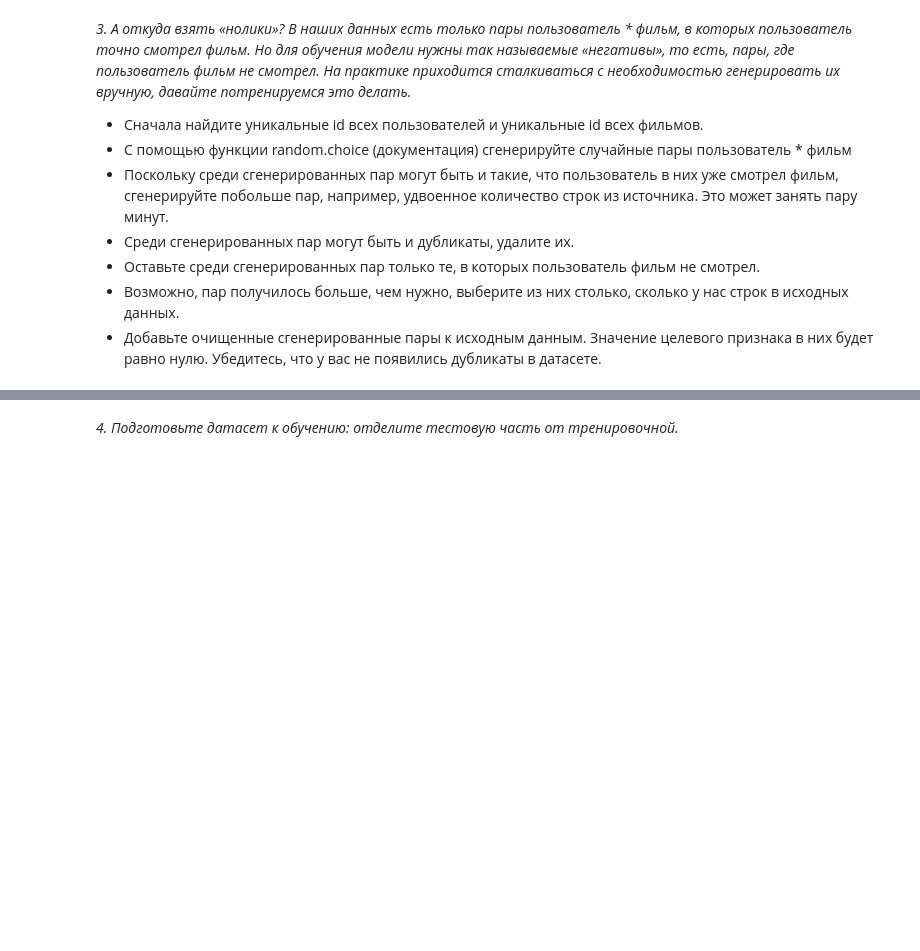
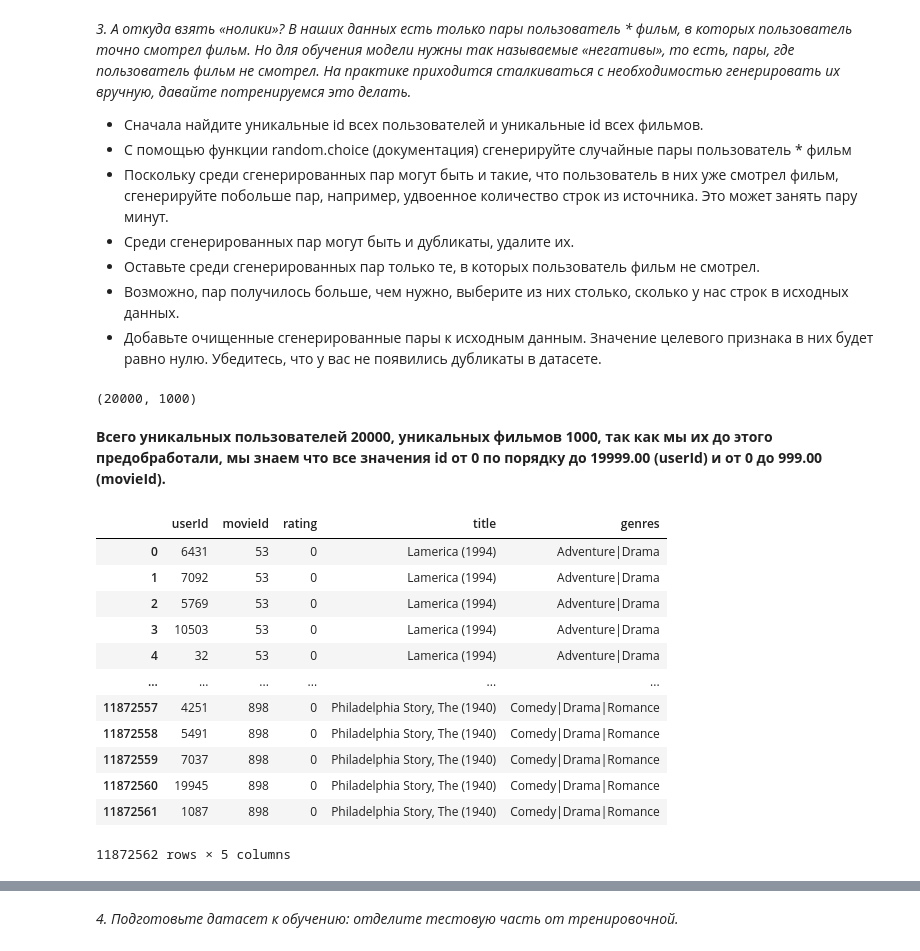
Before and after one commit to W1llAnn/1tdata-homework, a Jupyter notebook: 2.7 - homework.ipynb, the cells around one changed output, grey strips where cells are left out. Saved outputs shown, nothing was run; the diff lists cells and outputs as text; code cells hidden in the pictures; blank space fills up the shorter version.

```diff
--- a/2.7 - homework.ipynb
+++ b/2.7 - homework.ipynb
@@ -21,5 +24,5 @@ pd.options.display.float_format = '{:.2f}'.format
 *   MovieLens — источник данных.
 *   Предобработанные для обучения данные: история проставления оценок фильмам — ratings_df_sample_2.csv.
 # %%
-ratings = pd.read_csv('ratings_df_sample_2.csv')
-movies = pd.read_csv('movies.csv')
+ratings = pd.read_csv('2.7ratings_df_sample_2.csv')
+movies = pd.read_csv('2.7movies.csv')
@@ -36,0 +53,5 @@ hh
+# %%
+%%time
+movies_values = ratings['movieId'].unique()
+
+ratings['movieId'] = ratings['movieId'].apply(lambda f: np.where(movies_values == f)[0][0])
@@ -36,0 +61,5 @@ hh
+# %%
+%%time
+users_values = ratings['userId'].unique()
+
+ratings['userId'] = ratings['userId'].apply(lambda f: np.where(users_values == f)[0][0])
@@ -37,2 +80,5 @@ hh
 # %% [markdown]
 *2. Предположим, постановка рейтинга — обязательное по итогам просмотра фильмов действие. Основываясь на этом, сгенерируйте новый целевой признак «факт просмотра фильма пользователем», который будет равен 1 для всех пар пользователь * фильм из подгруженного датасета.*
+# %%
+%%time
+ratings['viewed'] = ratings['rating'].apply(lambda x: 0 if x==0 else 1)
@@ -45,3 +117,35 @@ hh
 *   Оставьте среди сгенерированных пар только те, в которых пользователь фильм не смотрел.
 *   Возможно, пар получилось больше, чем нужно, выберите из них столько, сколько у нас строк в исходных данных.
 *   Добавьте очищенные сгенерированные пары к исходным данным. Значение целевого признака в них будет равно нулю. Убедитесь, что у вас не появились дубликаты в датасете.
+# %%
+n_users = ratings['userId'].nunique()
+n_movies = ratings['movieId'].nunique()
+(n_users, n_movies)
+# %% [output]
+(20000, 1000)
+# %% [markdown]
+**Всего уникальных пользователей 20000, уникальных фильмов 1000, так как мы их до этого предобработали, мы знаем что все значения id от 0 по порядку до 19999.00 (userId) и от 0 до 999.00 (movieId).**
+# %%
+r_len = len(ratings) * 2
+ratings_random_user = np.random.choice(ratings['userId'], r_len)
+ratings_random_movie = np.random.choice(ratings['movieId'], r_len)
+ratings_random_rating = 0
+
+ratings_random = pd.DataFrame({'userId': ratings_random_user, 'movieId': ratings_random_movie, 'rating': ratings_random_rating})
+ratings_random=(ratings_random.merge(movies, on='movieId'))
+
+ratings_random
+# %% [output]
+|  | userId | movieId | rating | title | genres |
+| 0 | 6431 | 53 | 0 | Lamerica (1994) | Adventure|Drama |
+| 1 | 7092 | 53 | 0 | Lamerica (1994) | Adventure|Drama |
+| 2 | 5769 | 53 | 0 | Lamerica (1994) | Adventure|Drama |
+| 3 | 10503 | 53 | 0 | Lamerica (1994) | Adventure|Drama |
+| 4 | 32 | 53 | 0 | Lamerica (1994) | Adventure|Drama |
+| ... | ... | ... | ... | ... | ... |
+| 11872557 | 4251 | 898 | 0 | Philadelphia Story, The (1940) | Comedy|Drama|Romance |
+| 11872558 | 5491 | 898 | 0 | Philadelphia Story, The (1940) | Comedy|Drama|Romance |
+| 11872559 | 7037 | 898 | 0 | Philadelphia Story, The (1940) | Comedy|Drama|Romance |
+| 11872560 | 19945 | 898 | 0 | Philadelphia Story, The (1940) | Comedy|Drama|Romance |
+| 11872561 | 1087 | 898 | 0 | Philadelphia Story, The (1940) | Comedy|Drama|Romance |
+11872562 rows × 5 columns
```
Also changed, not shown: parts of 58 cells of this notebook, 3 other files.
